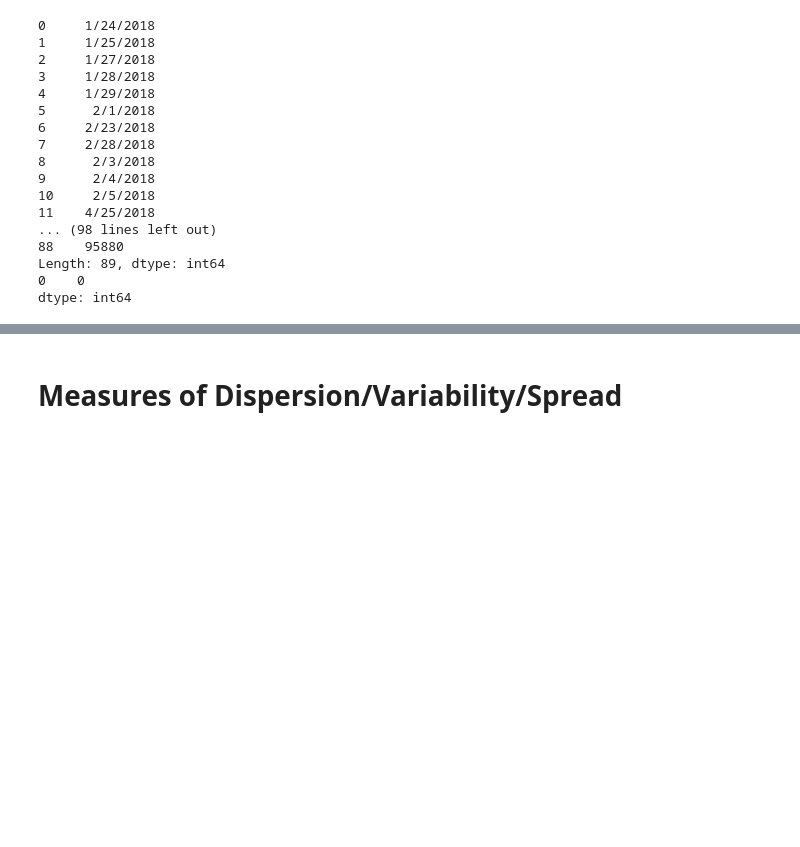
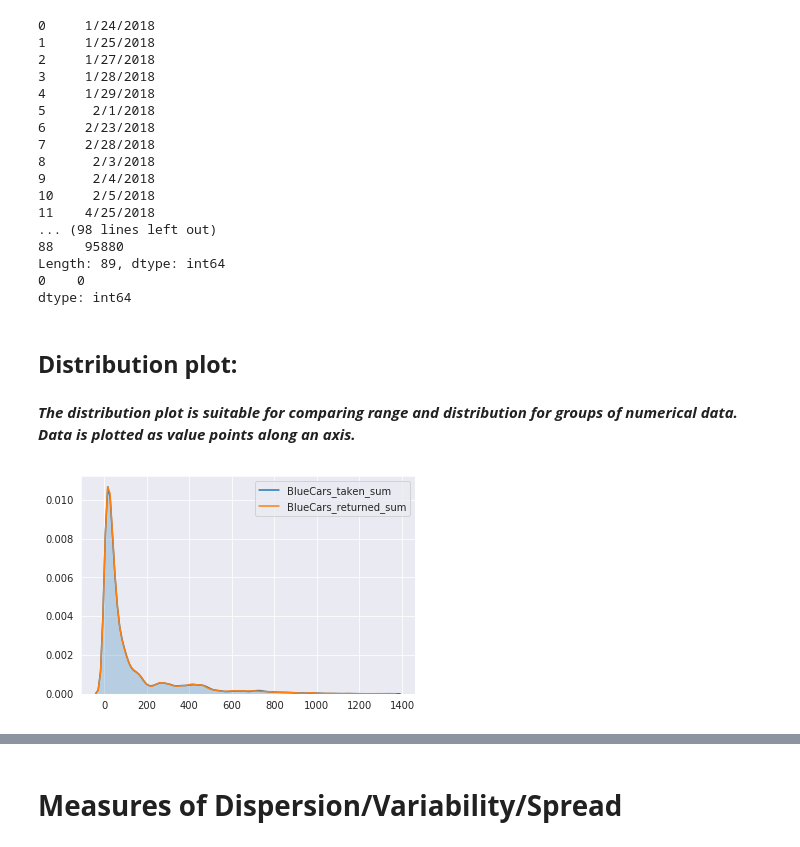
Before and after one commit to codybaraks/Autolib-electric-car-IP-WEEK-3, a Jupyter notebook: Independent_Project_Week_3.ipynb, the cells around one changed output, grey strips where cells are left out. Drawn from its saved outputs; the diff is of its cells as text; code cells hidden in the pictures; blank space fills up the shorter version.

```diff
--- a/Independent_Project_Week_3.ipynb
+++ b/Independent_Project_Week_3.ipynb
@@ -425,3 +427,15 @@ for column in Numerical_values:
 Length: 89, dtype: int64
 0    0
 dtype: int64
+# %% [markdown]
+## **Distribution plot:**
+# %% [markdown]
+***The distribution plot is suitable for comparing range and distribution for groups of numerical data. Data is plotted as value points along an axis.***
+# %%
+# This section show the distribution of Blue cars taken and Blue cars returned
+sns.set_style('darkgrid')
+sns.kdeplot(data.BlueCars_taken_sum, shade=True)
+sns.kdeplot(data.BlueCars_returned_sum)
+plt.legend();
+# %% [output]
+[figure, added]
```
Also changed, not shown: parts of 10 cells of this notebook.
